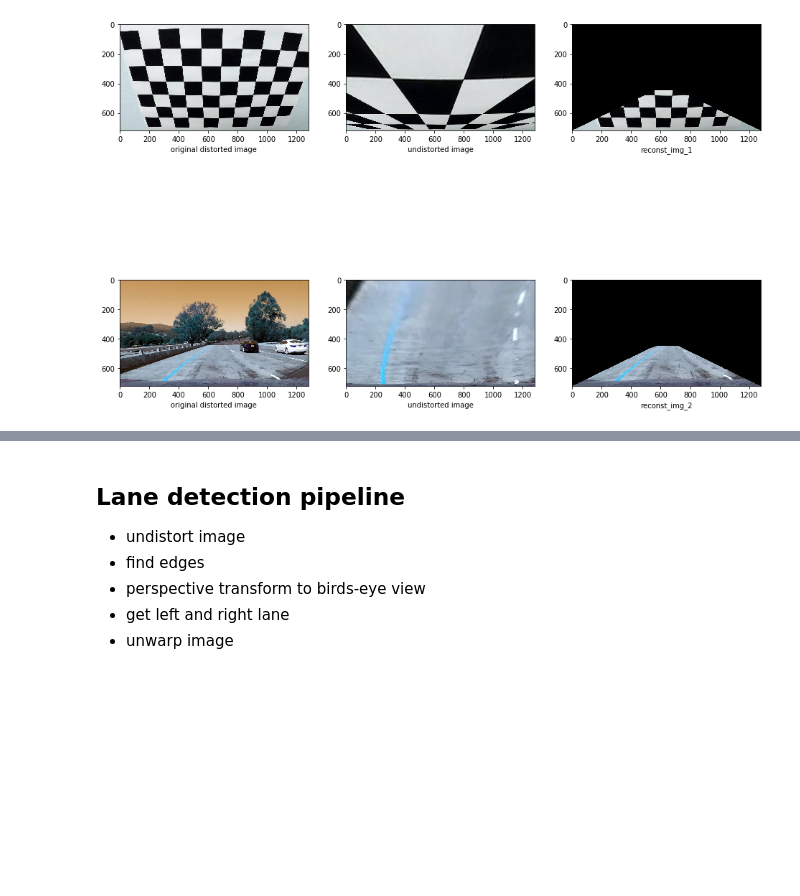
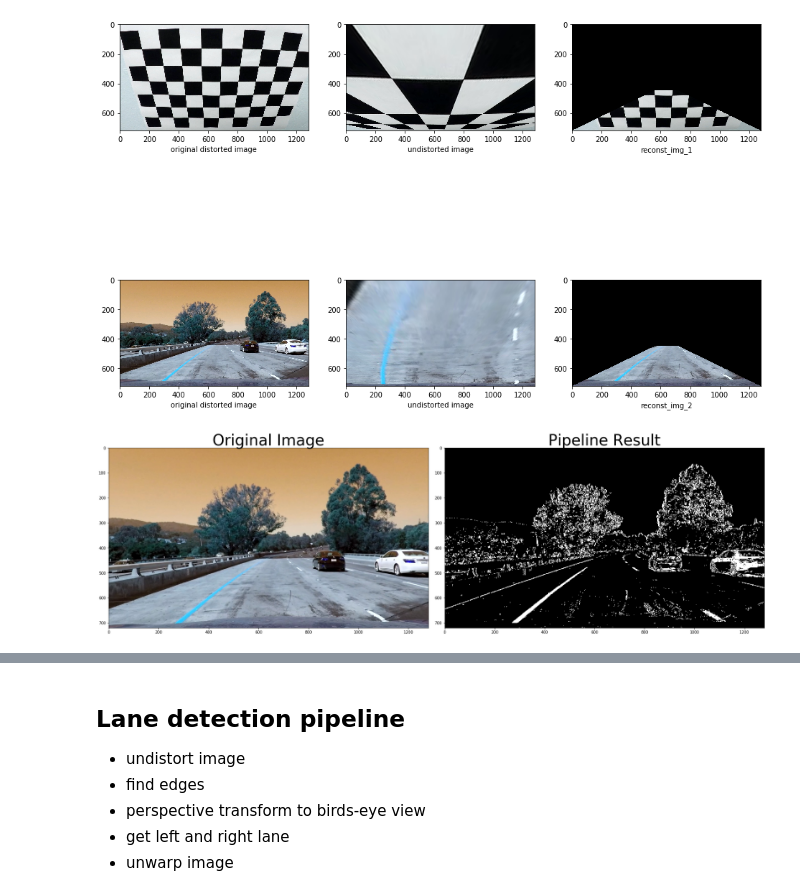
Before and after one commit to AmeyaWagh/CarND_Advanced_Lane_Lines, a Jupyter notebook: Advanced_Lane_Lines.ipynb, the cells around one changed output, grey strips where cells are left out. Saved outputs shown, nothing was run; the diff lists cells and outputs as text; code cells hidden in the pictures; blank space fills up the shorter version.

Commit message:
calibration dumped as pickle file, implemented edge detection

```diff
--- a/Advanced_Lane_Lines.ipynb
+++ b/Advanced_Lane_Lines.ipynb
@@ -44,13 +45,28 @@ class CameraModel:
                                                     gray.shape[::-1],None,None)
         is_calibrated = True
         print('[info] camera calibration complete')
+        camera_calib = {
+            'mtx':self.mtx,
+            'dist':self.dist
+        }
+        pickle.dump(camera_calib,open("camera_calib.pkl","wb"))
+        print('[info] camera calibration saved to camera_calib.pkl')
+
+    def load_calibration(self):
+        camera_calib = pickle.load(open("camera_calib.pkl","rb"))
+        self.mtx = camera_calib['mtx']
+        self.dist = camera_calib['dist']
+        print('[info] camera calibration loaded')
 
     def undistort(self, image):
         return cv2.undistort(image,self.mtx,self.dist,None,self.mtx)
 
     def perspective_transform(self,image):
         undist_img = self.undistort(image)
-        gray = cv2.cvtColor(undist_img, cv2.COLOR_BGR2GRAY)
+        if len(image.shape) > 2:
+            gray = cv2.cvtColor(undist_img, cv2.COLOR_BGR2GRAY)
+        else:
+            gray = undist_img
 
         offset = 75 # offset for dst points
         img_size = (undist_img.shape[1], undist_img.shape[0])
@@ -86,0 +99,3 @@ camera.calibrate()
+# %%
+# camera.calibrate()
+camera.load_calibration()
@@ -157,0 +210,16 @@ plt.show()
+# %%
+ld = LaneDetector()
+result = ld.detect_edges(undistorted_img_2)
+
+# Plot the result
+f, (ax1, ax2) = plt.subplots(1, 2, figsize=(24, 9))
+f.tight_layout()
+
+ax1.imshow(undistorted_img_2)
+ax1.set_title('Original Image', fontsize=40)
+
+ax2.imshow(result,cmap='gray')
+ax2.set_title('Pipeline Result', fontsize=40)
+plt.subplots_adjust(left=0., right=1, top=0.9, bottom=0.)
+# %% [output]
+[figure, added]
```
Also changed, not shown: parts of 6 cells of this notebook, 1 other file.
